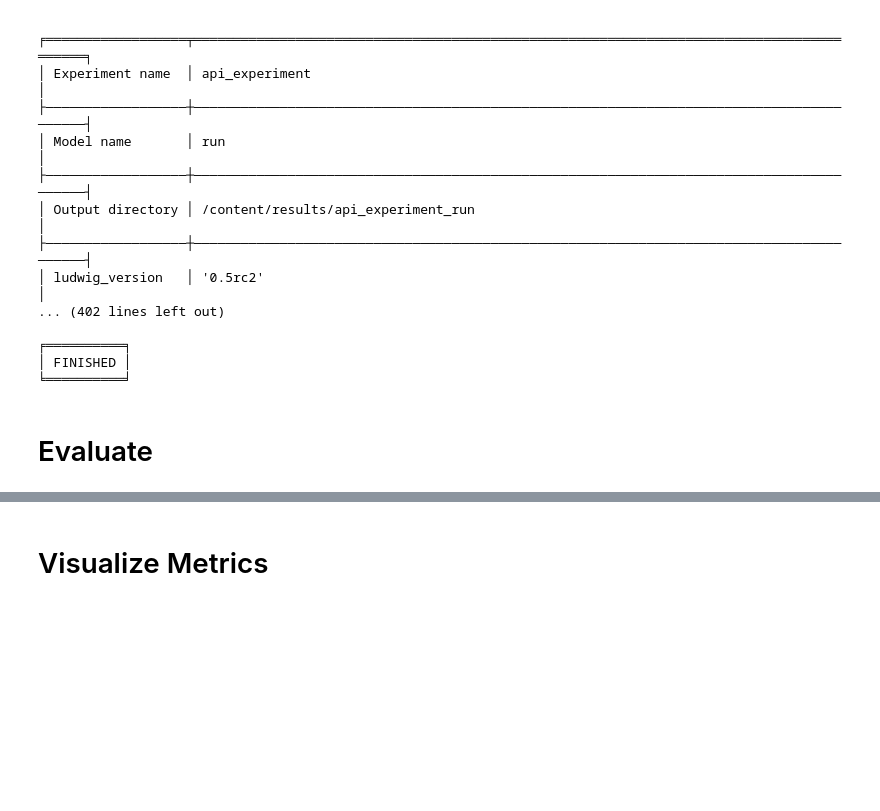
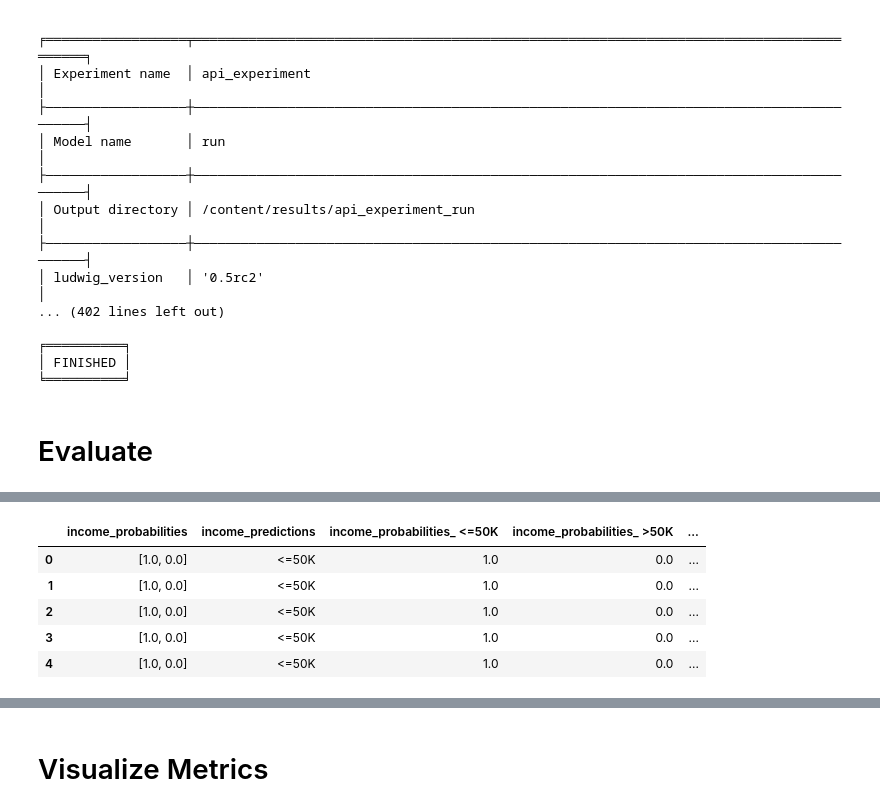
Before and after one commit to ludwig-ai/ludwig-docs, a Jupyter notebook: docs/examples/adult_census_income_colab_notebooks/Adult_Census_Income_Classification_with_Ludwig_API.ipynb, the cells around one changed output, grey strips where cells are left out. Drawn from its saved outputs; the diff is of its cells as text; code cells hidden in the pictures; blank space fills up the shorter version.

```diff
--- a/docs/examples/adult_census_income_colab_notebooks/Adult_Census_Income_Classification_with_Ludwig_API.ipynb
+++ b/docs/examples/adult_census_income_colab_notebooks/Adult_Census_Income_Classification_with_Ludwig_API.ipynb
@@ -186,0 +199,10 @@ roc_auc_micro: 0.545404963185165
+# %%
+pred_df = pd.read_parquet("test_results/predictions.parquet")
+pred_df.head()
+# %% [output]
+|  | income_probabilities | income_predictions | income_probabilities_ <=50K | income_probabilities_ >50K | ... |
+| 0 | [1.0, 0.0] | <=50K | 1.0 | 0.0 | ... |
+| 1 | [1.0, 0.0] | <=50K | 1.0 | 0.0 | ... |
+| 2 | [1.0, 0.0] | <=50K | 1.0 | 0.0 | ... |
+| 3 | [1.0, 0.0] | <=50K | 1.0 | 0.0 | ... |
+| 4 | [1.0, 0.0] | <=50K | 1.0 | 0.0 | ... |
```
Also changed, not shown: parts of 3 cells of this notebook.
